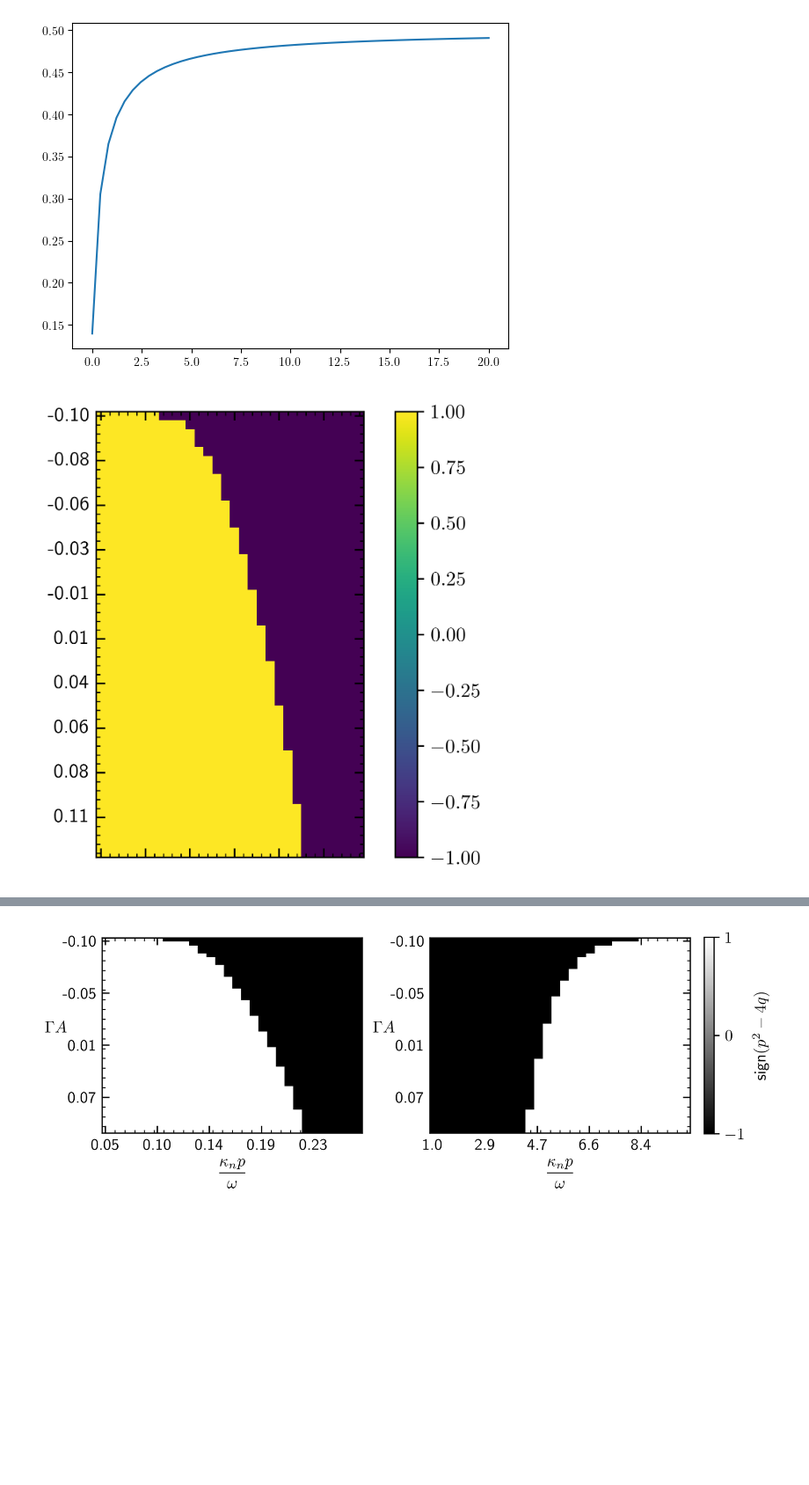
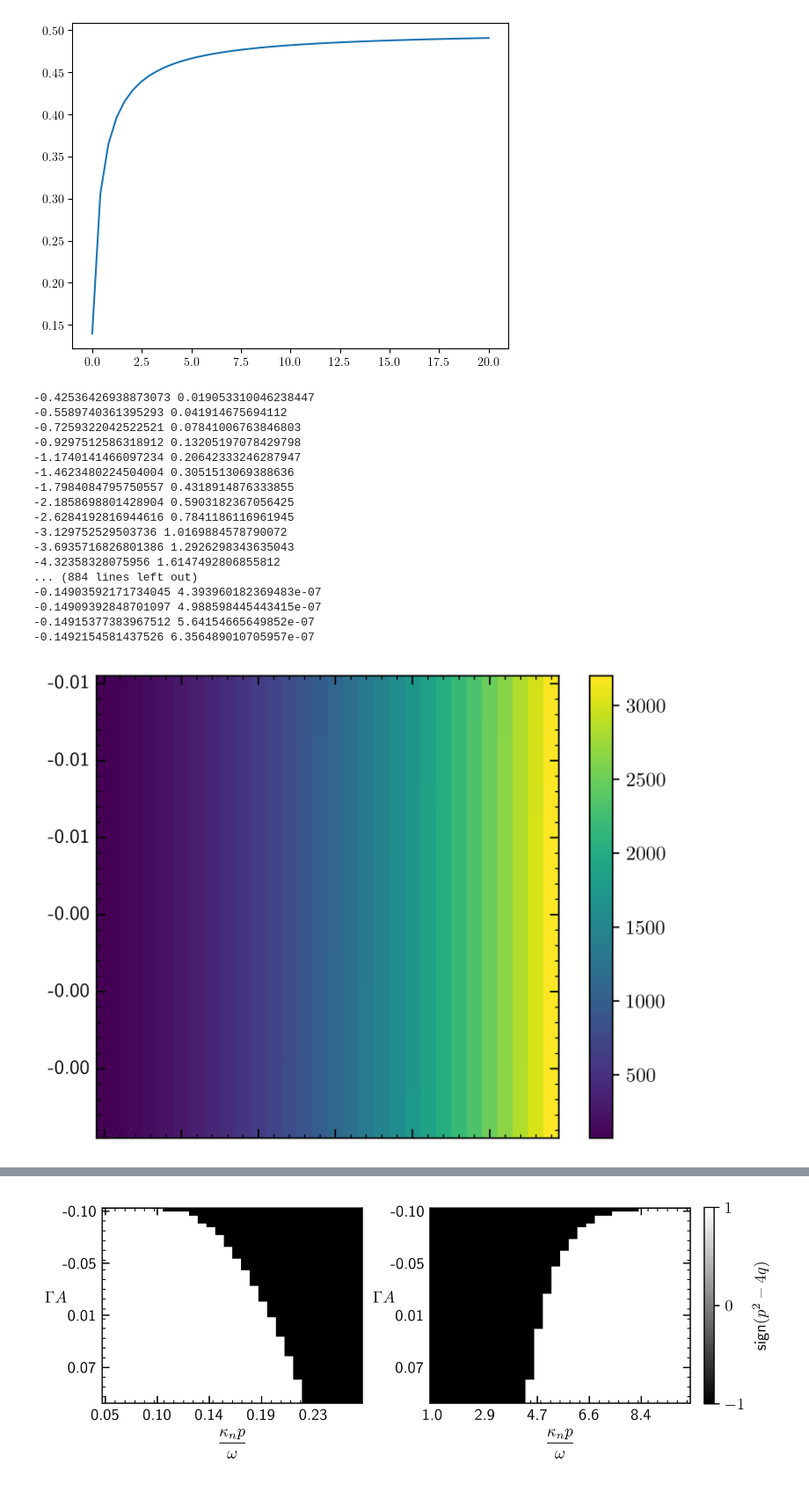
Before and after one commit to ChriGomm/Bachelor_sympy, a Jupyter notebook: fixp_alal.ipynb, the cells around one changed output, grey strips where cells are left out. Shown: that part at 88% size. Cells and saved outputs as stored; diff of their text form; code cells hidden in the pictures; blank space fills up the shorter version.

```diff
--- a/fixp_alal.ipynb
+++ b/fixp_alal.ipynb
@@ -251,10 +251,10 @@ import matplotlib.ticker as ticker
     #     return 0
 root = []
 conv = []
-def minF(a):
-    return (2-np.sqrt(1-3*a))/3
-def maxF(a):
-    return (2+np.sqrt(1-3*a))/3
+def minF(a,kw):
+    return (2-np.sqrt(1-3*kw**2*a))/3
+def maxF(a,kw):
+    return (2+np.sqrt(1-3*kw**2*a))/3
 
 
 # root=np.array(root)
@@ -330,57 +330,89 @@ plt.setp(ax.yaxis.get_majorticklabels(),va='center')
 # save figure
 # plt.savefig('/home/christian/Documents/Bachelor/protocol/pictures/'+name_of_plot,bbox_inches='tight')
 
-kw = np.stack((np.linspace(0.05,0.27,30),np.linspace(1,10,30)),axis=1)
+kw = np.stack((np.linspace(0.005,0.27,30),np.linspace(6,40,30)),axis=1)
 Gam = 1
 sgam = 0.2*Gam
 # A = np.linspace(-1/(8*(1+sgam/Gam))+1/10**6,0-1/10**6,30)
-A = np.linspace(-1/(8*(1+sgam/Gam))+1/10**6,1/8,50)
+A = np.linspace(-0.01,0-1/10**6,30)
 def kappa_np(A,Gam,sgam,mp):
-    return Gam/2/A*(-1/np.sqrt(2)+mp*np.sqrt(1/2+4*A+4*A*sgam/Gam))
+    res =Gam/2/A*(-1/np.sqrt(2)+mp*np.sqrt(1/2+4*A+4*A*sgam/Gam))
+    if res>=0:
+        return res
+    else:
+        return Gam/2/A*(-1/np.sqrt(2)+np.sqrt(1/2+4*A+4*A*sgam/Gam))
 def func_B(kw,A,Gam,sgam,mp):
     return kw**2*Gam/np.sqrt(2)/kappa_np(A,Gam,sgam,mp)
 
+# plt.figure()
+# plt.plot(kw[-1,0]**2*A,func_B(kw[-1,0],A,Gam,sgam,-1))
+# plt.plot(kw[-1,0]**2*A,kw[-1,0]**2*A)
+# plt.show()
 
-
-def F(y,A,kw,Gam,sgam,mp):
+def Func(y,A,kw,Gam,sgam,mp):
     return -func_B(kw,A,Gam,sgam,mp)-(kw**2*A+1)*y-y**3+2*y**2
 
 def lam1(y,A,kw,Gam,sgam,mp):
     p = 2*Gam**2*kw**2+A*kw**2+3*y**2-4*y+1
     q = 2*Gam**2*kw**2*(A*kw**2+3*y**2-4*y+1)+2*Gam**2*kappa_np(A,Gam,sgam,mp)**2*(2*y-kw)*(y-kw)
     return (-p+np.sqrt(p**2-4*q))/2, p,p**2-4*q
 
 def lam2(y,A,kw,Gam,sgam,mp):
     p = 2*Gam**2*kw**2+A*kw**2+3*y**2-4*y+1
     q = 2*Gam**2*kw**2*(A*kw**2+3*y**2-4*y+1)+2*Gam**2*kappa_np(A,Gam,sgam,mp)**2*(2*y-kw)*(y-kw)
     return (-p-np.sqrt(p**2-4*q))/2, p,p**2-4*q
 
 root = np.zeros((A.shape[0],kw.shape[0]))
 conv= np.zeros((A.shape[0],kw.shape[0]))
 check = np.zeros((A.shape[0],kw.shape[0]))
 lamda= np.zeros((A.shape[0],kw.shape[0],kw.shape[1]))
-mp =1
-for k in range(kw.shape[1]):
+damp = np.zeros((A.shape[0],kw.shape[0],kw.shape[1]))
+
+mp =-1
+for k in range(1,kw.shape[1]):
     for i in range(np.shape(A)[0]):
         for j in range(np.shape(kw)[0]):
             a = A[i]
             kw_val = kw[j,k]
-            r=root_scalar(F,args=(a,kw_val,Gam,sgam,mp),x0=minF(a)-3)
+            print(Func(minF(a,kw_val),a,kw_val,Gam,sgam,mp),Func(maxF(a,kw_val),a,kw_val,Gam,sgam,mp))
+            try:
+                r=root_scalar(Func,args=(a,kw_val,Gam,sgam,mp),method='bisect',bracket=(minF(a,kw_val),maxF(a,kw_val)))
+                # print(r.root)
+            except:
+                print(k,i,j)
+
             # bracket=[minF(a)-1/10**3,maxF(a)+1/10**3],
-            check[i,j] = func_B(kw_val,a,Gam,sgam,mp)
+            # check[i,j] = func_B(kw_val,a,Gam,sgam,mp)
             conv[i,j]= r.converged
             root[i,j]= r.root
-            trash,trash, lamda[i,j,k]= lam1(r.root,a,kw_val,Gam,sgam,mp)
-# print(check[0,:])
+            trash,damp[i,j,k], lamda[i,j,k]= lam1(r.root,a,kw_val,Gam,sgam,mp)
+# print(check)
 # print(root[0,:])
 
 # ax.plot(A,kappa_np(A,Gam,sgam,mp))
 
-im = ax.imshow(np.sign(lamda[:,:,0]))
+im = ax.imshow(damp[:,:,1])
 # ax.set_xticks(np.arange(len(kw)),kw)
 # ax.set_yticks(np.arange(len(A)),A)
 cbar = ax.figure.colorbar(im,ax=ax)
 fig.tight_layout()
 plt.show()
 # %% [output]
+-0.42536426938873073 0.019053310046238447
+-0.5589740361395293 0.041914675694112
+-0.7259322042522521 0.07841006763846803
+-0.9297512586318912 0.13205197078429798
+-1.1740141466097234 0.20642333246287947
+-1.4623480224504004 0.3051513069388636
+-1.7984084795750557 0.4318914876333855
+-2.1858698801428904 0.5903182367056425
+-2.6284192816944616 0.7841186116961945
+-3.129752529503736 1.0169884578790072
+-3.6935716826801386 1.2926298343635043
+-4.32358328075956 1.6147492806855812
+... (884 lines left out)
+-0.14903592171734045 4.393960182369483e-07
+-0.14909392848701097 4.988598445443415e-07
+-0.14915377383967512 5.64154665649852e-07
+-0.1492154581437526 6.356489010705957e-07
-[figure, old version]
+[figure, new version]
```
Also changed, not shown: parts of 8 cells of this notebook, 1 other file.
